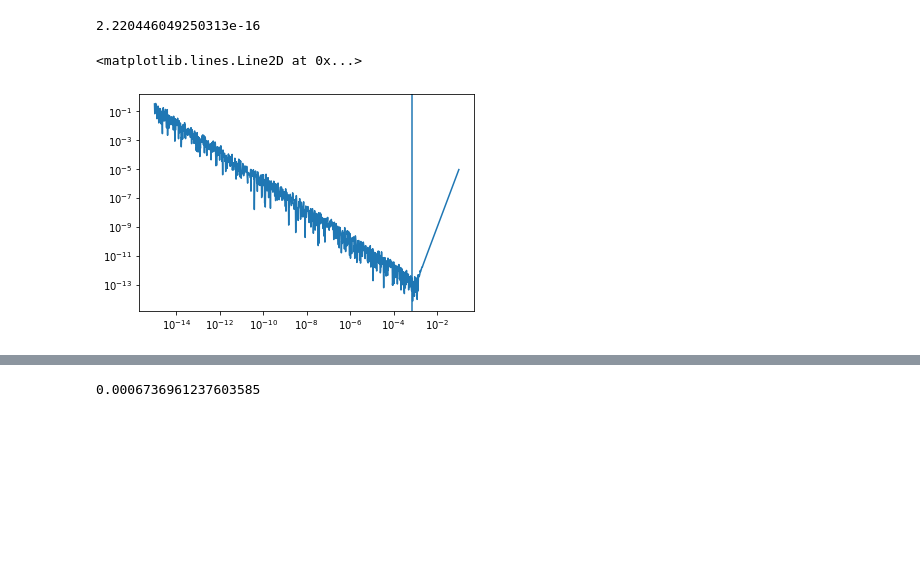
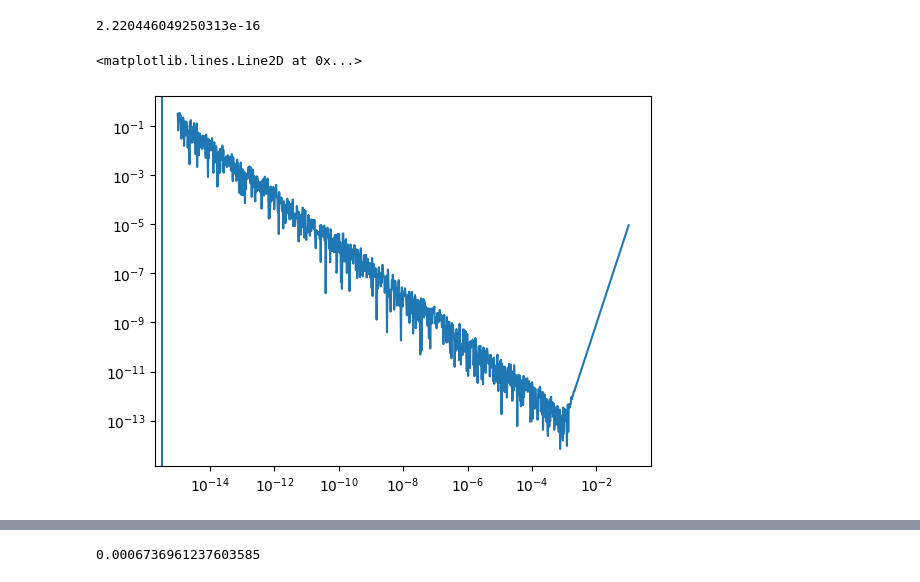
Before and after one commit to andrewtaitelewis/Phys-512, a Jupyter notebook: Examples.ipynb, the cells around one changed output, grey strips where cells are left out. Saved outputs shown, nothing was run; the diff lists cells and outputs as text; code cells hidden in the pictures; blank space fills up the shorter version.

```diff
--- a/Examples.ipynb
+++ b/Examples.ipynb
@@ -37,23 +38,23 @@ print(np.finfo(float).eps)
 2.220446049250313e-16
 # %%
 #Question 1a?
-dxs = (np.finfo(float).eps*(30/48))**(1/5)
+dxs = (np.finfo(float).eps*(7.5)**(1/5))
 fun = np.exp
 y1 = fun(x0 + dx)
 y2 = fun(x0 + 2*dx)
 ym1 = fun(x0 - dx)
 ym2 = fun(x0 - 2*dx)
 
 #Calculating the approximation
 fPrime = (ym2 - 8*ym1 +8*y1 - y2)/(12*dx)
 
 fPrime - np.exp(1)
 
 plt.loglog(dx,np.abs(fPrime-np.exp(x0)))
 plt.axvline(dxs)
 # %% [output]
 <matplotlib.lines.Line2D at 0x...>
-[figure, old version]
+[figure, new version]
 # %%
 ##### Now for the other one
 def fun(x):
```
Also changed, not shown: parts of 2 cells of this notebook, 19 other files.
